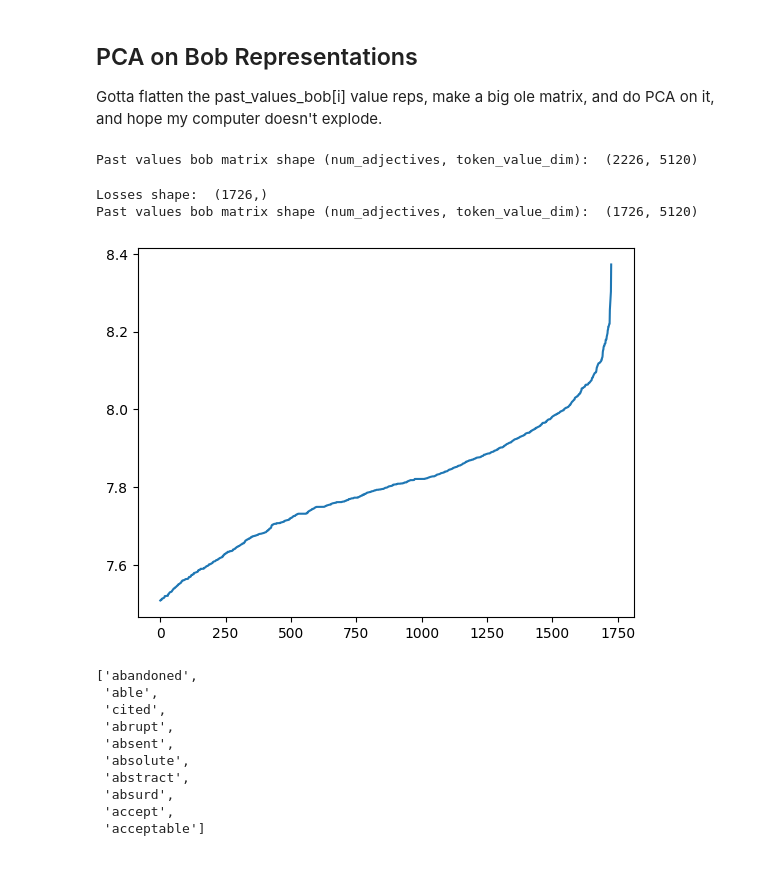
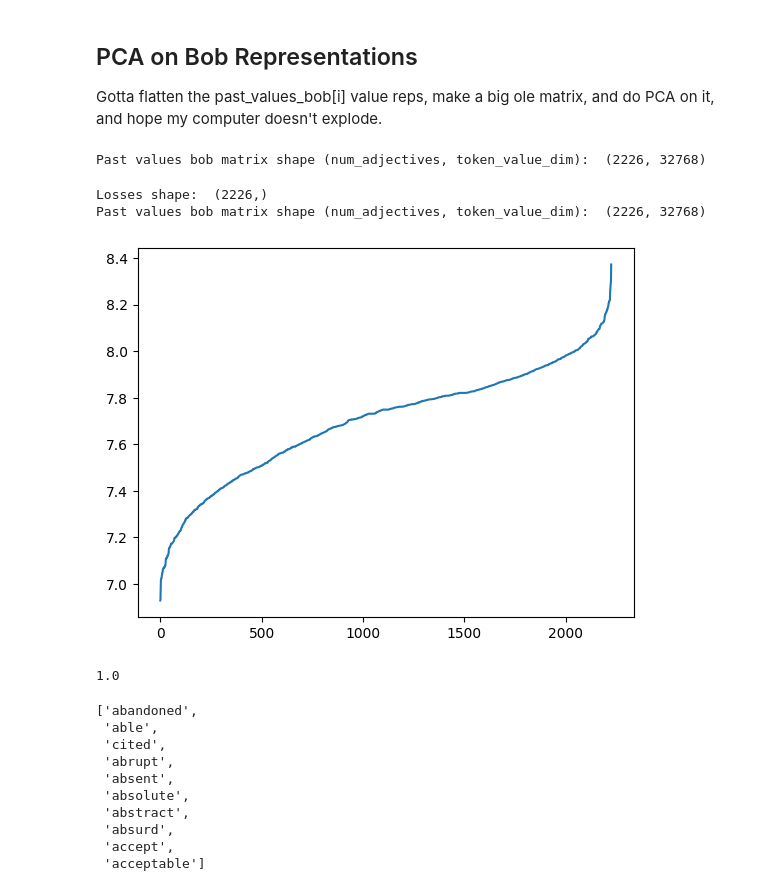
Before and after one commit to amanb2000/Emo_LLM, a Jupyter notebook: Adjective_Representation_PCA.ipynb, the cells around one changed output. Cells and saved outputs as stored; diff of their text form; code cells hidden in the pictures.

Commit message:
Add GPT-2 adjective representations, make bob PCA plots

```diff
--- a/Adjective_Representation_PCA.ipynb
+++ b/Adjective_Representation_PCA.ipynb
@@ -320,7 +320,7 @@ flat_past_values_bob = []
 NUM_LAYERS = 5 # take reps from the first NUM_LAYERS layers
 
 for i in range(len(past_values_bob)):
-    flat_past_values_bob.append(past_values_bob[i][:NUM_LAYERS, :, :].flatten())
+    flat_past_values_bob.append(past_values_bob[i][:, :, :].flatten())
 
 past_values_bob_matrix = np.array(flat_past_values_bob)
 print("Past values bob matrix shape (num_adjectives, token_value_dim): ", past_values_bob_matrix.shape)
@@ -328,27 +328,34 @@ print("Past values bob matrix shape (num_adjectives, token_value_dim): ", past_v
 # save to disk
 np.save("bob_representations_flat.npy", past_values_bob_matrix)
 # %% [output]
-Past values bob matrix shape (num_adjectives, token_value_dim):  (2226, 5120)
+Past values bob matrix shape (num_adjectives, token_value_dim):  (2226, 32768)
 # %%
 # select the top 1000 in terms of loss
-top_1000_indices = np.argsort(losses)[500:]
+top_1000_indices = np.argsort(losses)
 losses_filtered = np.array(losses)[top_1000_indices]
 
 past_values_bob_matrix_filtered = past_values_bob_matrix[top_1000_indices, :]
 
 adjectives_filtered = [adjectives[i] for i in top_1000_indices]
 
 print("Losses shape: ", losses_filtered.shape)
 print("Past values bob matrix shape (num_adjectives, token_value_dim): ", past_values_bob_matrix_filtered.shape)
 plt.plot(losses_filtered)
 
 # send to disk
 np.save("bob_representations_flat_top1000.npy", past_values_bob_matrix_filtered)
 np.save("losses_top1000.npy", losses_filtered)
 # %% [output]
-Losses shape:  (1726,)
-Past values bob matrix shape (num_adjectives, token_value_dim):  (1726, 5120)
+Losses shape:  (2226,)
+Past values bob matrix shape (num_adjectives, token_value_dim):  (2226, 32768)
-[figure, old version]
+[figure, new version]
+# %%
+# normalize each bob representation (by row)
+past_values_bob_matrix_filtered_normalized = past_values_bob_matrix_filtered / np.linalg.norm(past_values_bob_matrix_filtered, axis=1)[:, np.newaxis]
+
+np.linalg.norm(past_values_bob_matrix_filtered_normalized[0, :])
+# %% [output]
+1.0
 # %%
 adjectives[:10]
 # %% [output]
```
Also changed, not shown: parts of 3 cells of this notebook, 2 other files.
